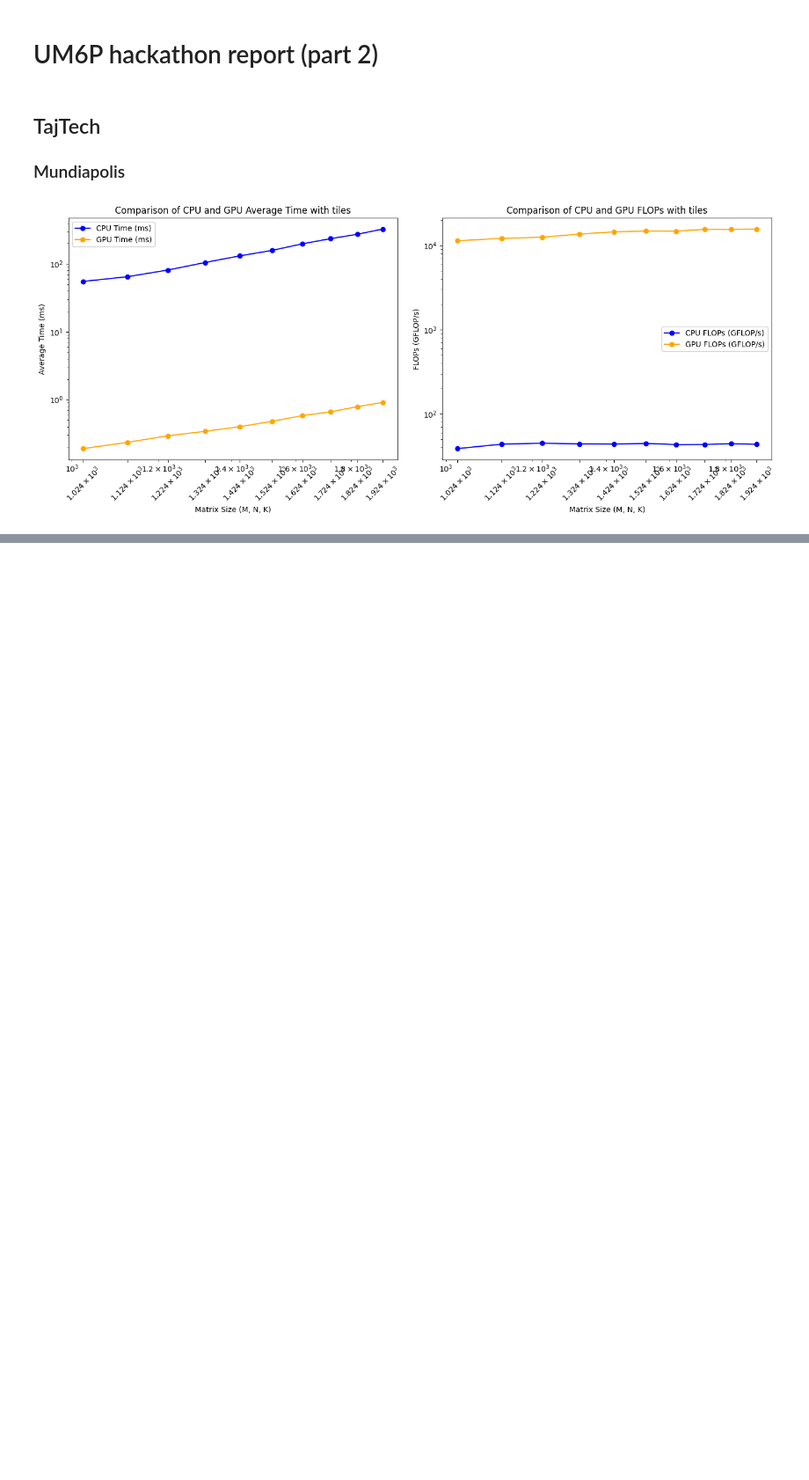
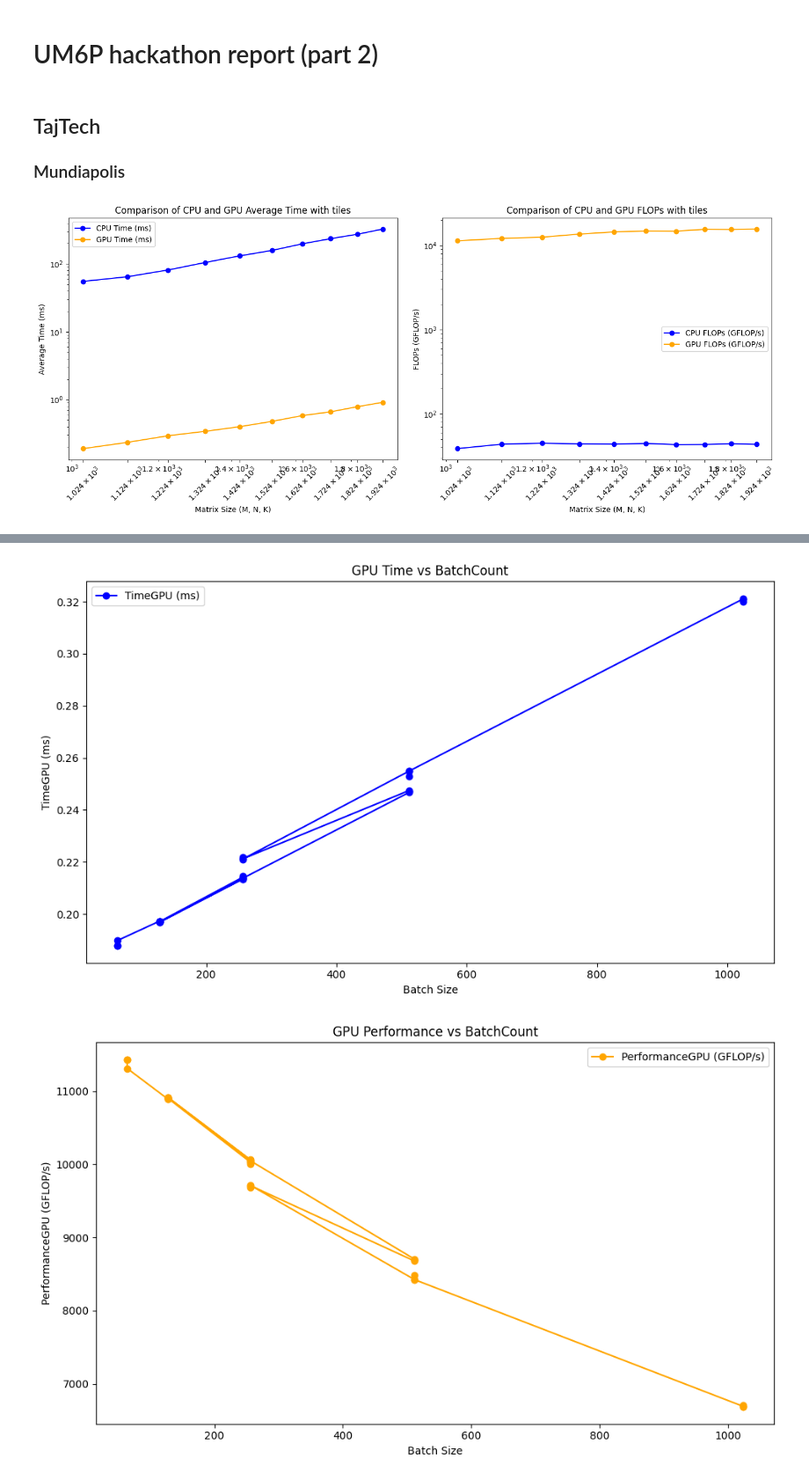
Before and after one commit to elbasri/HPC-Tasks, a Jupyter notebook: HPC-AI-Report2.ipynb, the cells around one changed output, grey strips where cells are left out. Shown at 88% size. Saved outputs shown, nothing was run; the diff lists cells and outputs as text; code cells hidden in the pictures; blank space fills up the shorter version.

```diff
--- a/HPC-AI-Report2.ipynb
+++ b/HPC-AI-Report2.ipynb
@@ -102,18 +132,31 @@ fig2.show()
 # %%
 import pandas as pd
-import plotly.express as px
+import matplotlib.pyplot as plt
 
 # Load the CSV file into a DataFrame
 df = pd.read_csv('gemmTileBatch_PerformanceByBatchcount.csv')
 
 # Plot 1: TimeGPU vs BatchCount
-fig1 = px.line(df, x='BatchCount', y='TimeGPU(ms)',
-               title='GPU Time vs BatchCount',
-               labels={'BatchCount': 'Batch Size', 'TimeGPU(ms)': 'TimeGPU (ms)'})
-fig1.show()
+plt.figure(figsize=(10, 6))
+plt.plot(df['BatchCount'], df['TimeGPU(ms)'], marker='o', label='TimeGPU (ms)', color='blue')
+plt.title('GPU Time vs BatchCount')
+plt.xlabel('Batch Size')
+plt.ylabel('TimeGPU (ms)')
+plt.tight_layout()
+plt.legend()
+plt.savefig('GPU_Time_vs_BatchCount.png')
+plt.show()
 
 # Plot 2: PerformanceGPU vs BatchCount
-fig2 = px.line(df, x='BatchCount', y='PerformanceGPU(GFLOP/s)',
-               title='GPU Performance vs BatchCount',
-               labels={'BatchCount': 'Batch Size', 'PerformanceGPU(GFLOP/s)': 'PerformanceGPU (GFLOP/s)'})
-fig2.show()
+plt.figure(figsize=(10, 6))
+plt.plot(df['BatchCount'], df['PerformanceGPU(GFLOP/s)'], marker='o', label='PerformanceGPU (GFLOP/s)', color='orange')
+plt.title('GPU Performance vs BatchCount')
+plt.xlabel('Batch Size')
+plt.ylabel('PerformanceGPU (GFLOP/s)')
+plt.tight_layout()
+plt.legend()
+plt.savefig('GPU_Performance_vs_BatchCount.png')
+plt.show()
+# %% [output]
+[figure, added]
+[figure, added]
```
Also changed, not shown: parts of 2 cells of this notebook, 9 other files.
